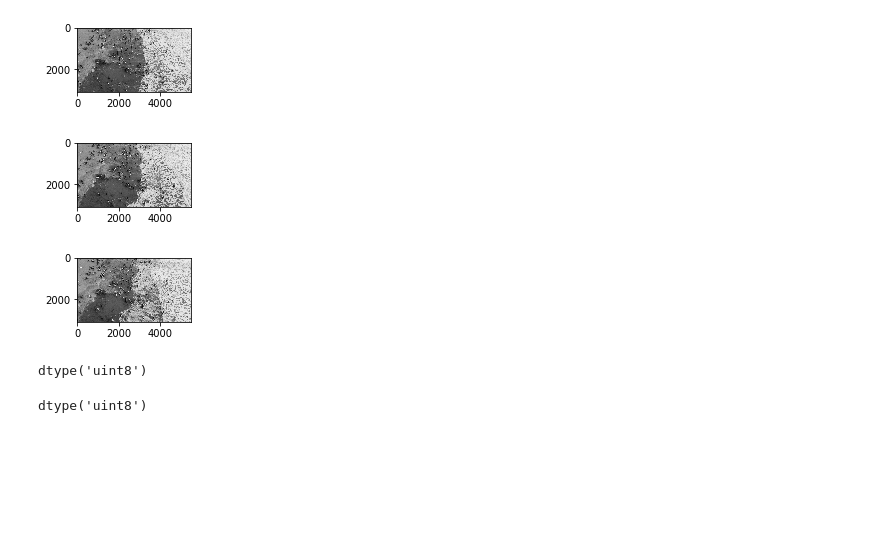
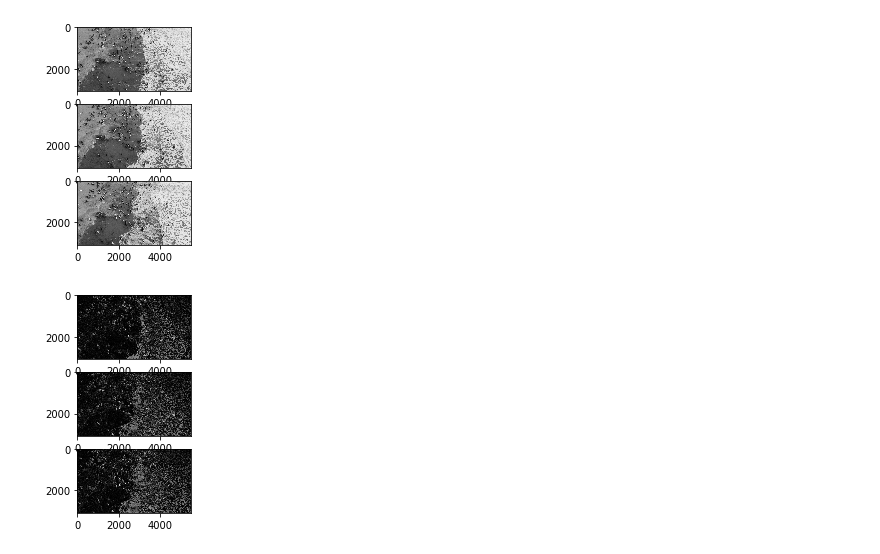
Before and after one commit to surajpaib/CrowdEstimationchallenge, a Jupyter notebook: crowd_estimator.ipynb, the cells around one changed output. Saved outputs shown, nothing was run; the diff lists cells and outputs as text; code cells hidden in the pictures; blank space fills up the shorter version.

```diff
--- a/crowd_estimator.ipynb
+++ b/crowd_estimator.ipynb
@@ -6,29 +7,13 @@ import matplotlib.pyplot as plt
+# %%
+# Initialize CrowCounter Class
+crowd_detector = CrowdCounter()
 # %%
-img1 = cv2.imread('images/DJI_0273.JPG')
-img2 = cv2.imread('images/DJI_0274.JPG')
-img3 = cv2.imread('images/DJI_0276.JPG')
+# Library to read multiple files
+img1, img2, img3 = crowd_detector.mutlifile_read('images/DJI_0273.JPG', 'images/DJI_0274.JPG', 'images/DJI_0276.JPG')
 # %%
-plt.subplot(3, 1, 1)
-plt.imshow(img1)
+plt.subplot(3, 1, 1), plt.imshow(img1)
+plt.subplot(3, 1, 2),plt.imshow(img2)
+plt.subplot(3, 1, 3),plt.imshow(img3)
 plt.show()
-plt.subplot(3, 1, 2)
-plt.imshow(img2)
-plt.show()
-plt.subplot(3, 1, 3)
-plt.imshow(img3)
-plt.show()
 # %% [output]
-[figure, old version]
+[figure, new version]
-[figure, removed]
-[figure, removed]
-# %%
-img1.dtype
-# %% [output]
-dtype('uint8')
-# %%
-diff1 = cv2.absdiff(img1, img2)
-diff2 = cv2.absdiff(img1 , img3)
-diff3 = cv2.absdiff(img2, img3)
-diff1.dtype
-# %% [output]
-dtype('uint8')
@@ -38,0 +22,7 @@ bin3 = cv2.threshold(diff3, 160, 255, cv2.THRESH_BINARY)
+# %%
+plt.subplot(3, 1, 1), plt.imshow(diff1)
+plt.subplot(3, 1, 2),plt.imshow(diff2)
+plt.subplot(3, 1, 3),plt.imshow(diff3)
+plt.show()
+# %% [output]
+[figure, added]
```
Also changed, not shown: parts of 16 cells of this notebook, 13 other files.
